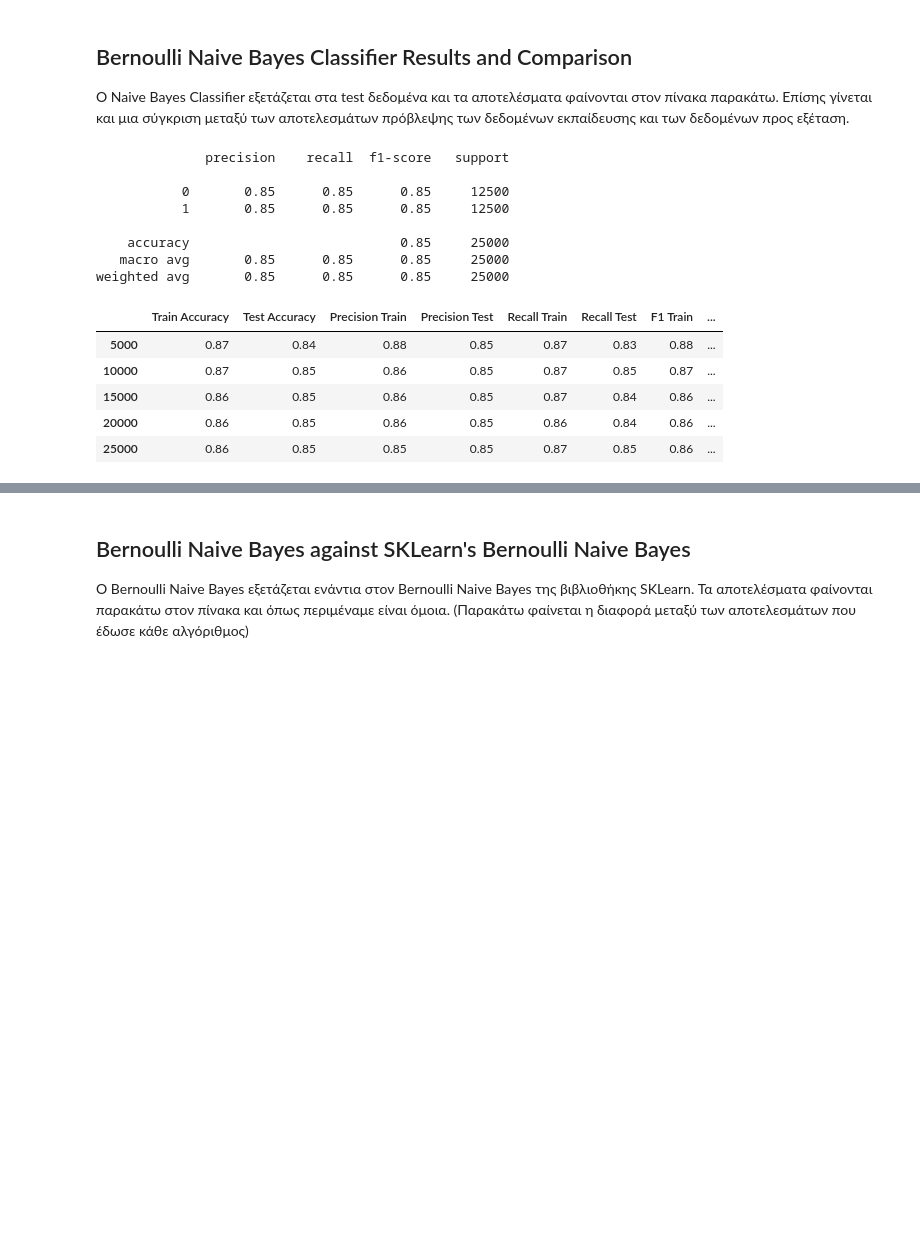
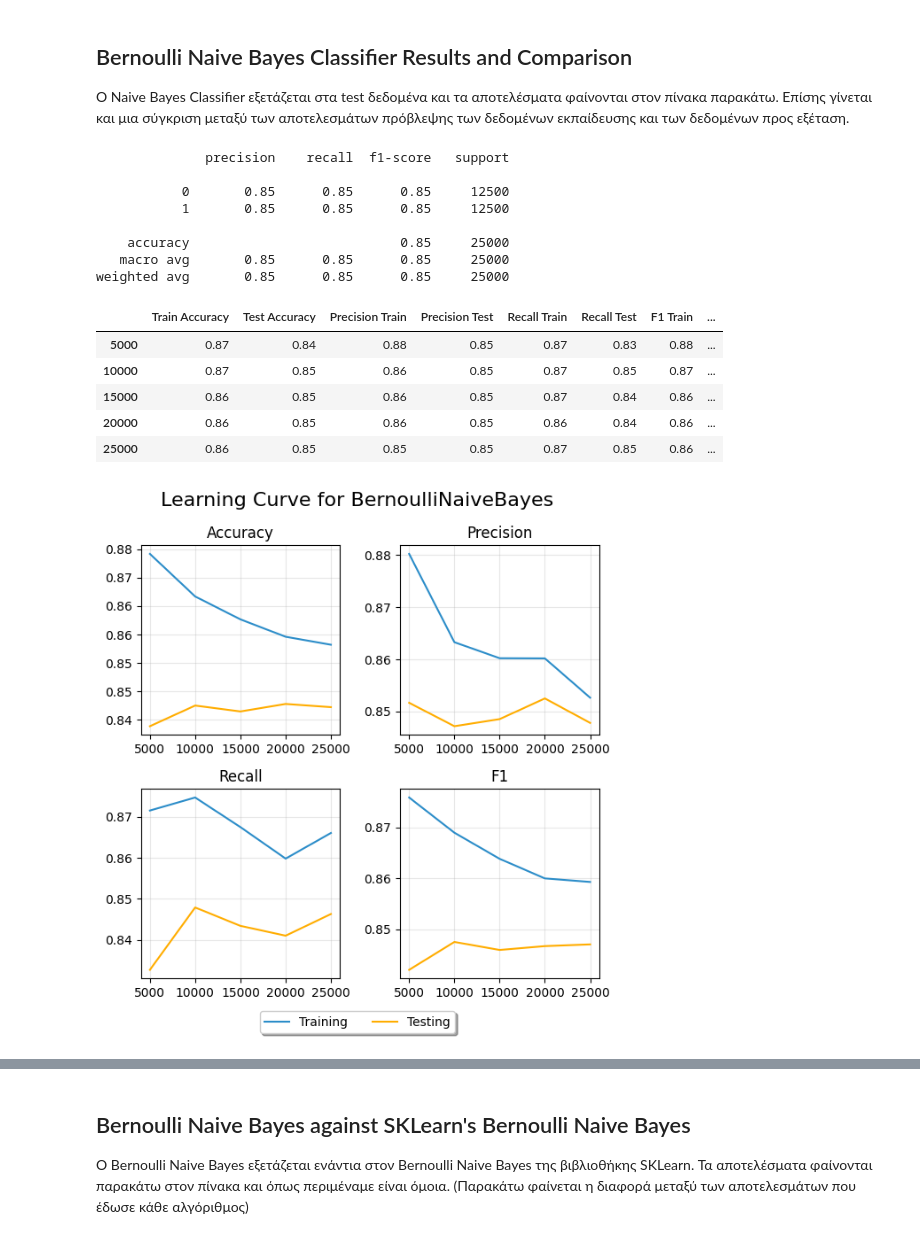
Before and after one commit to MariaSchoinaki/Imdb-classification-ML, a Jupyter notebook: src/naive_bayes.ipynb, the cells around one changed output, grey strips where cells are left out. Cells and saved outputs as stored; diff of their text form; code cells hidden in the pictures; blank space fills up the shorter version.

```diff
--- a/src/naive_bayes.ipynb
+++ b/src/naive_bayes.ipynb
@@ -140,21 +183,23 @@ from visualizations import *
 # %%
 data = classification_data(BernoulliNaiveBayes(), x_train_binary, y_train, x_test_binary, y_test, 5)
 
 print(classification_report(y_test, data['test_predictions']))
 data_table = classification_table(data, x_train_binary)
 ipd.display(data_table)
+classification_plots(data)
 # %% [output]
               precision    recall  f1-score   support
 
            0       0.85      0.85      0.85     12500
            1       0.85      0.85      0.85     12500
 
     accuracy                           0.85     25000
    macro avg       0.85      0.85      0.85     25000
 weighted avg       0.85      0.85      0.85     25000
 |  | Train Accuracy | Test Accuracy | Precision Train | Precision Test | Recall Train | Recall Test | F1 Train | ... |
 | 5000 | 0.87 | 0.84 | 0.88 | 0.85 | 0.87 | 0.83 | 0.88 | ... |
 | 10000 | 0.87 | 0.85 | 0.86 | 0.85 | 0.87 | 0.85 | 0.87 | ... |
 | 15000 | 0.86 | 0.85 | 0.86 | 0.85 | 0.87 | 0.84 | 0.86 | ... |
 | 20000 | 0.86 | 0.85 | 0.86 | 0.85 | 0.86 | 0.84 | 0.86 | ... |
 | 25000 | 0.86 | 0.85 | 0.85 | 0.85 | 0.87 | 0.85 | 0.86 | ... |
+[figure, added]
```
Also changed, not shown: parts of 3 cells of this notebook.
